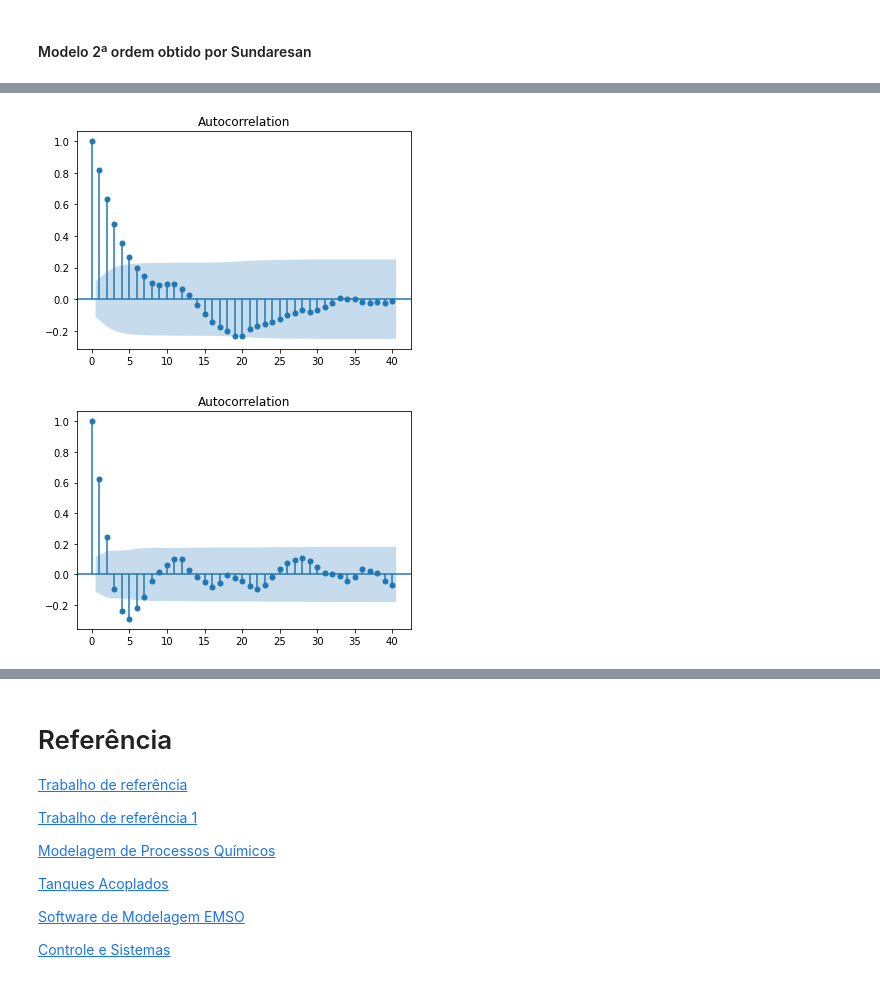
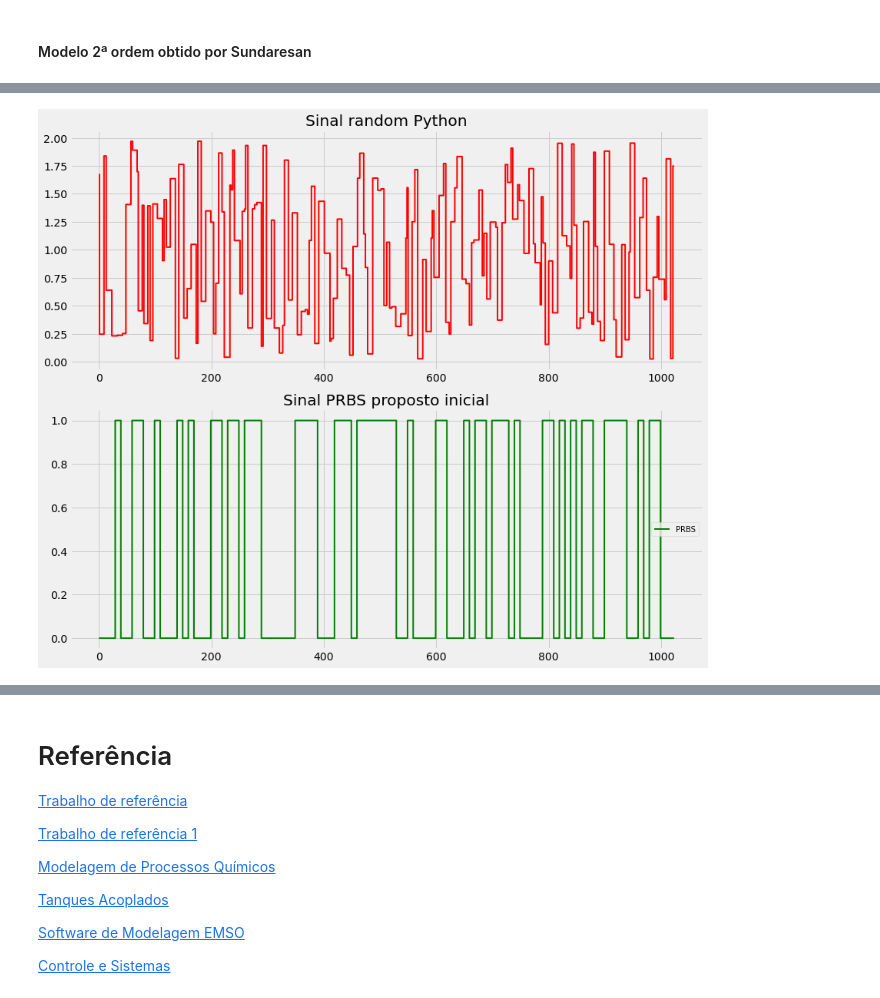
Before and after one commit to felipefrocha/esufmg-tmsd, a Jupyter notebook: modelo_tanques_acoplados/tanques_acomplados.ipynb, the cells around one changed output, grey strips where cells are left out. Saved outputs shown, nothing was run; the diff lists cells and outputs as text; code cells hidden in the pictures.

```diff
--- a/modelo_tanques_acoplados/tanques_acomplados.ipynb
+++ b/modelo_tanques_acoplados/tanques_acomplados.ipynb
@@ -710,14 +681,0 @@ plt.show()
-# %%
-import matplotlib.pyplot as plt
-import pandas as pd
-
-import statsmodels.api as sm
-
-dta = pd.DataFrame(random_signal)
-dta2 = pd.DataFrame(prbs)
-sm.graphics.tsa.plot_acf(dta.values.squeeze(), lags=40)
-sm.graphics.tsa.plot_acf(dta2.values.squeeze(), lags=40)
-plt.show()
-# %% [output]
-[figure, removed]
-[figure, removed]
@@ -761,0 +720,17 @@ plt.show()
+# %%
+random_signal = rand_signal()
+
+
+t_prbs = np.arange(0, 1024,1)
+u_prbs = prbs_signal(1024,10,10)
+# %%
+fig, ax = plt.subplots(2,1, constrained_layout=True, figsize=(12, 10))
+
+ax[0].plot(random_signal, drawstyle='steps',label='Random Signal',color='r')
+ax[0].set_title("Sinal random Python")
+ax[1].plot(t_prbs,u_prbs, drawstyle='steps', label='PRBS', color='g')
+ax[1].set_title("Sinal PRBS proposto inicial")
+plt.legend()
+plt.show()
+# %% [output]
+[figure, added]
```
Also changed, not shown: parts of 17 cells of this notebook.
